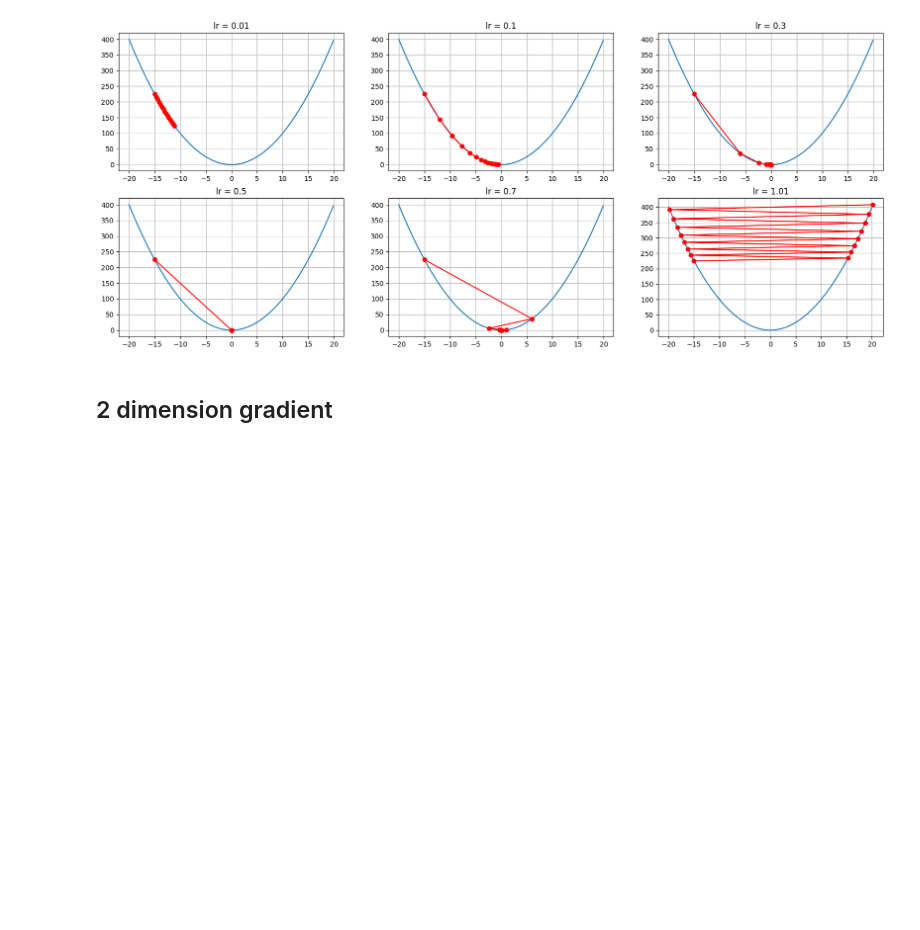
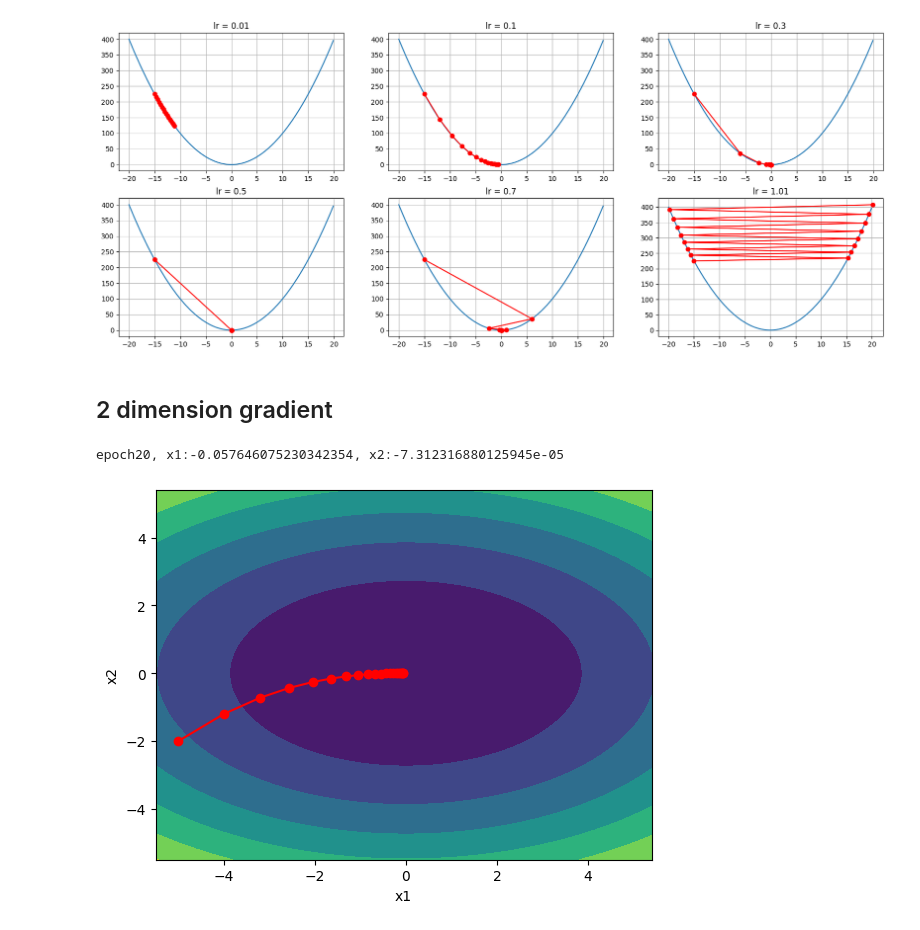
Before and after one commit to amirgarsha/ann_MK, a Jupyter notebook: SGD.ipynb, the cells around one changed output. Cells and saved outputs as stored; diff of their text form; code cells hidden in the pictures; blank space fills up the shorter version.

```diff
--- a/SGD.ipynb
+++ b/SGD.ipynb
@@ -96,9 +96,9 @@ class Optimizer:
   def constant_lr(self, lr_rate):
     return lr_rate
 
-  def gradient_descent(x1, x2, t1, t2, func_gradient):
+  def gradient_descent(self,x1, x2, t1, t2, func_gradient):
     grad_x1, grad_x2 = func_gradient(x1, x2)
-    return (x1-self.lr_type*grad_x1 , x2-self.lr_type*grad_x2, 0 ,0)
+    return x1 - self.lr_type*grad_x1 , x2 - self.lr_type*grad_x2, 0 ,0
 # %%
 def search_opt(optimizer, func_gradient, iteration=20):
   x1, x2, t1, t2 = -5 , -2, 0, 0
@@ -107,3 +107,17 @@ def search_opt(optimizer, func_gradient, iteration=20):
     x1, x2, t1, t2 = optimizer(x1, x2, t1, t2, func_gradient)
     x_iteration.append((x1, x2))
   print("epoch{}, x1:{}, x2:{}".format(i+1, x1, x2))
+  return x_iteration
+# %%
+def search_path(func, x_iteration):
+  plt.plot(*zip(*x_iteration),"-o",color="r")
+  x1, x2 = np.meshgrid(np.arange(-5.5, 5.5, 0.1), np.arange(-5.5, 5.5, 0.1))
+  plt.contourf(x1, x2, func(x1, x2))
+  plt.xlabel("x1")
+  plt.ylabel("x2")
+# %%
+opt = Optimizer("constant", 0.1)
+search_path(func, search_opt(opt.gradient_descent, func_gradient))
+# %% [output]
+epoch20, x1:-0.057646075230342354, x2:-7.312316880125945e-05
+[figure, added]
```
